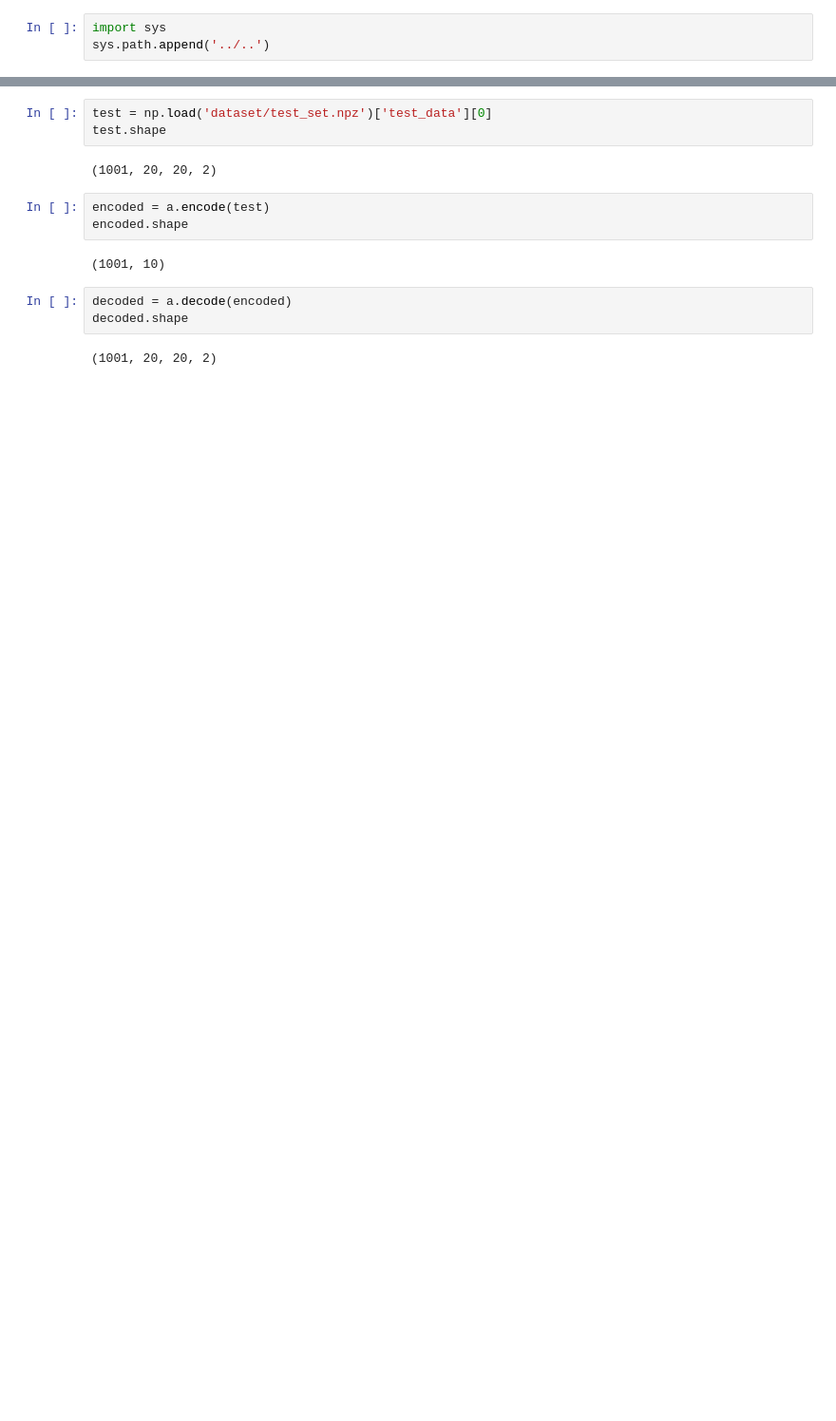
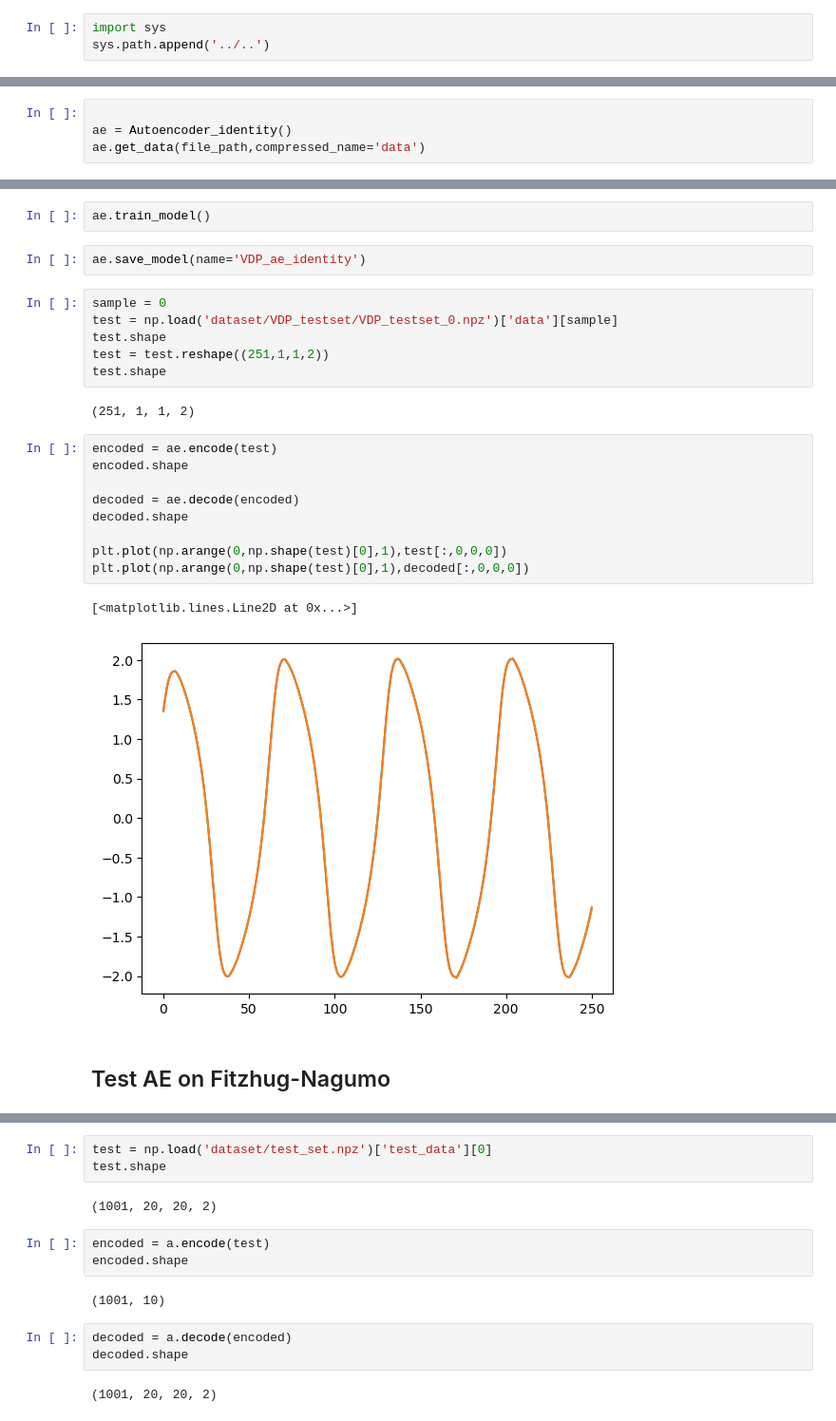
Before and after one commit to ibismanu/PACSproject_LED, a Jupyter notebook: test_autoencoder.ipynb, the cells around one changed output, grey strips where cells are left out. Shown: that part at 95% size. Saved outputs shown, nothing was run; the diff lists cells and outputs as text; blank space fills up the shorter version.

```diff
--- a/test_autoencoder.ipynb
+++ b/test_autoencoder.ipynb
@@ -15,0 +18,4 @@ plt.show()
+# %%
+
+ae = Autoencoder_identity()
+ae.get_data(file_path,compressed_name='data')
@@ -16 +37,27 @@ plt.show()
+# %%
+ae.train_model()
+# %%
+ae.save_model(name='VDP_ae_identity')
+# %%
+sample = 0
+test = np.load('dataset/VDP_testset/VDP_testset_0.npz')['data'][sample]
+test.shape
+test = test.reshape((251,1,1,2))
+test.shape
+# %% [output]
+(251, 1, 1, 2)
+# %%
+encoded = ae.encode(test)
+encoded.shape
+
+decoded = ae.decode(encoded)
+decoded.shape
+
+plt.plot(np.arange(0,np.shape(test)[0],1),test[:,0,0,0])
+plt.plot(np.arange(0,np.shape(test)[0],1),decoded[:,0,0,0])
+# %% [output]
+[<matplotlib.lines.Line2D at 0x...>]
+[figure, added]
+# %% [markdown]
+## Test AE on Fitzhug-Nagumo
 # %%
```
Also changed, not shown: parts of 9 cells of this notebook, 2 other files.
